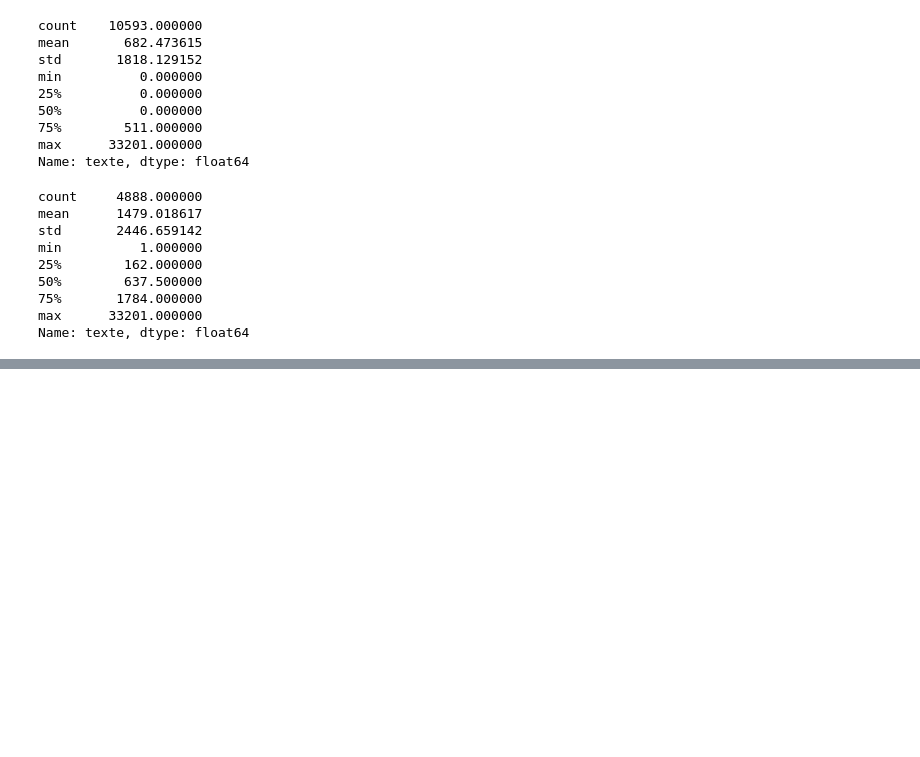
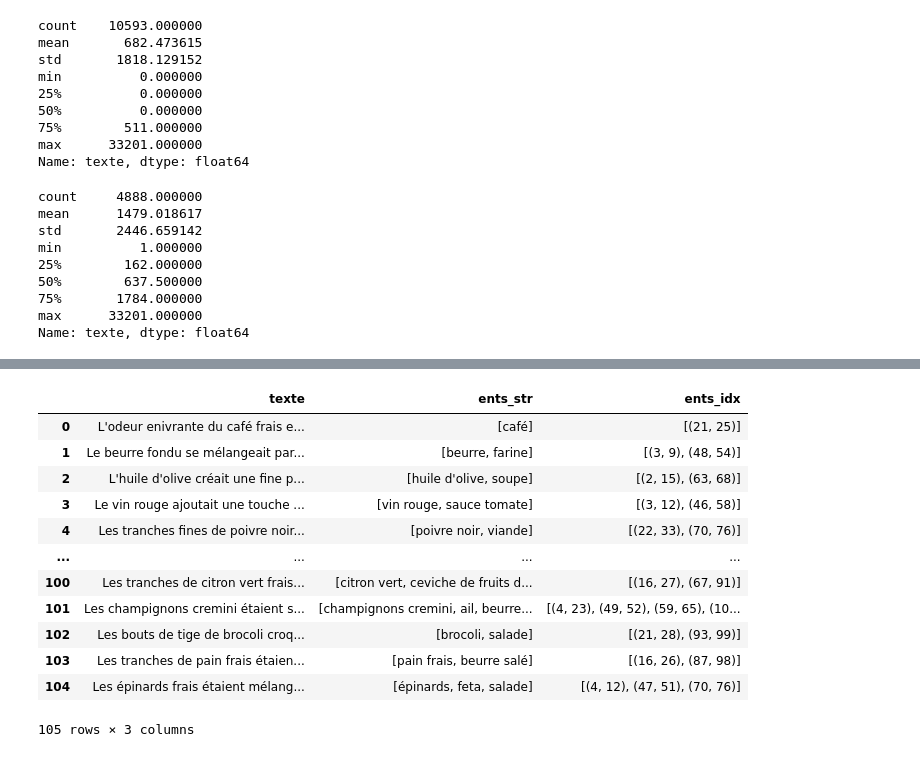
Before and after one commit to cthiounn/funathon2023_sujet6, a Jupyter notebook: Explo_yannis.ipynb, the cells around one changed output, grey strips where cells are left out. Drawn from its saved outputs; the diff is of its cells as text; code cells hidden in the pictures; blank space fills up the shorter version.

```diff
--- a/Explo_yannis.ipynb
+++ b/Explo_yannis.ipynb
@@ -69,0 +222,14 @@ Name: texte, dtype: float64
+# %%
+prompt = """
+Génère 150 phrases mentionnant entre 1 et 2 ingrédients de cuisine, en employant un style littéraire. Pour chaque phrase, retourne ensuite la liste (entre crochets) des ingrédients et des plats mentionnés.
+"""
+
+#de 10 ingrédients de cuisine, puis crée une phrase à partir de chacun de ces ingrédients. Le résultat doit être sous la forme d'une liste de tuples, le 1er élément du tuple étant l'ingrédient et le second la phrase générée. Fais varier le rôle grammatical de l'ingrédient dans la phrase. "
+
+completion = openai.ChatCompletion.create(
+  model="gpt-3.5-turbo",
+  messages=[{"role": "user", "content": prompt}]
+)
+
+raw_txt_descr_litt = completion['choices'][0]['message']['content']
+print(raw_txt_descr_litt[:1000])
@@ -69,0 +296,7 @@ Name: texte, dtype: float64
+# %%
+raw_txt_descr_litt_list = raw_txt_descr_litt.split('\n')
+print(raw_txt_descr_litt_list[:10])
+
+raw_txt_descr_litt_list = [re.sub('\d+. ','',sent) for sent in raw_txt_descr_litt_list]
+raw_txt_descr_litt_list = raw_txt_descr_litt_list[:-1]
+raw_txt_descr_litt_list[:10]
@@ -69,0 +315,22 @@ Name: texte, dtype: float64
+# %%
+df_litt = pd.DataFrame()
+df_litt['texte'] = [re.sub('\[(.*?)\]','',item).strip() for item in raw_txt_descr_litt_list]
+df_litt['ents_str'] = [re.findall('\[(.*?)\]',item)[0].split(', ') for item in raw_txt_descr_litt_list]
+
+df_litt['ents_idx'] = [[re.search(ent,df_litt.texte[i]) for ent in df_litt.ents_str[i]] for i in range(len(df_litt))]
+df_litt['ents_idx'] = df_litt['ents_idx'].apply(lambda l : [item.span() for item in l if item is not None])
+df_litt
+# %% [output]
+|  | texte | ents_str | ents_idx |
+| 0 | L'odeur enivrante du café frais e... | [café] | [(21, 25)] |
+| 1 | Le beurre fondu se mélangeait par... | [beurre, farine] | [(3, 9), (48, 54)] |
+| 2 | L'huile d'olive créait une fine p... | [huile d'olive, soupe] | [(2, 15), (63, 68)] |
+| 3 | Le vin rouge ajoutait une touche ... | [vin rouge, sauce tomate] | [(3, 12), (46, 58)] |
+| 4 | Les tranches fines de poivre noir... | [poivre noir, viande] | [(22, 33), (70, 76)] |
+| ... | ... | ... | ... |
+| 100 | Les tranches de citron vert frais... | [citron vert, ceviche de fruits d... | [(16, 27), (67, 91)] |
+| 101 | Les champignons cremini étaient s... | [champignons cremini, ail, beurre... | [(4, 23), (49, 52), (59, 65), (10... |
+| 102 | Les bouts de tige de brocoli croq... | [brocoli, salade] | [(21, 28), (93, 99)] |
+| 103 | Les tranches de pain frais étaien... | [pain frais, beurre salé] | [(16, 26), (87, 98)] |
+| 104 | Les épinards frais étaient mélang... | [épinards, feta, salade] | [(4, 12), (47, 51), (70, 76)] |
+105 rows × 3 columns
```
Also changed, not shown: parts of 23 cells of this notebook.
